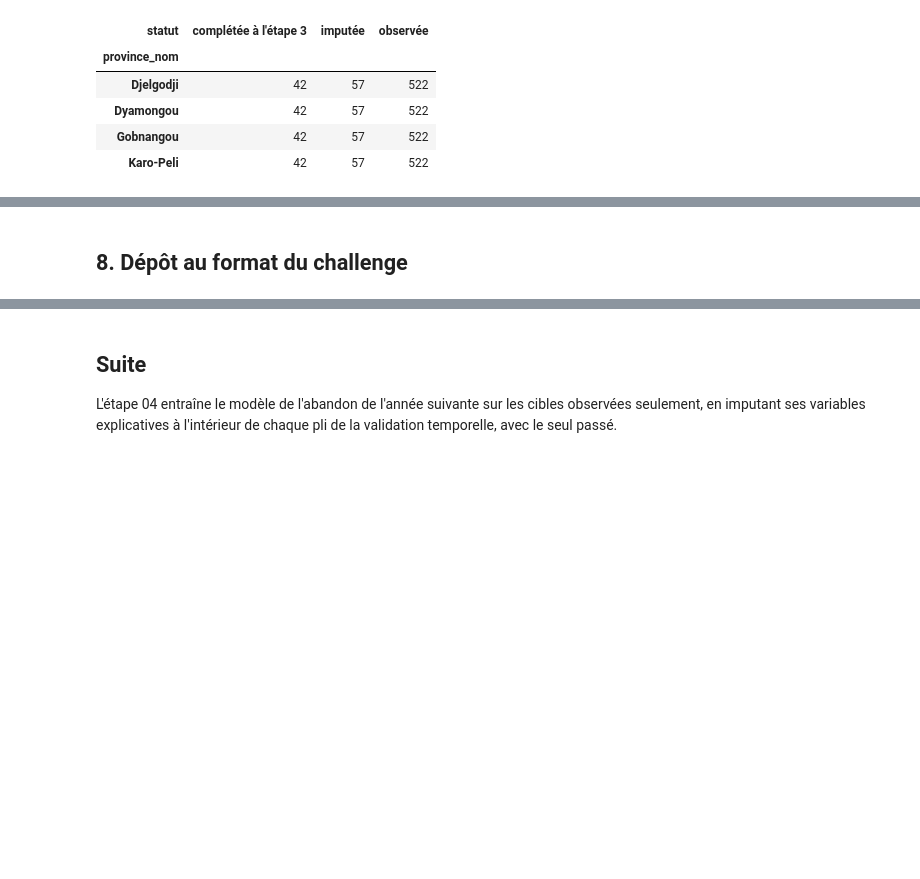
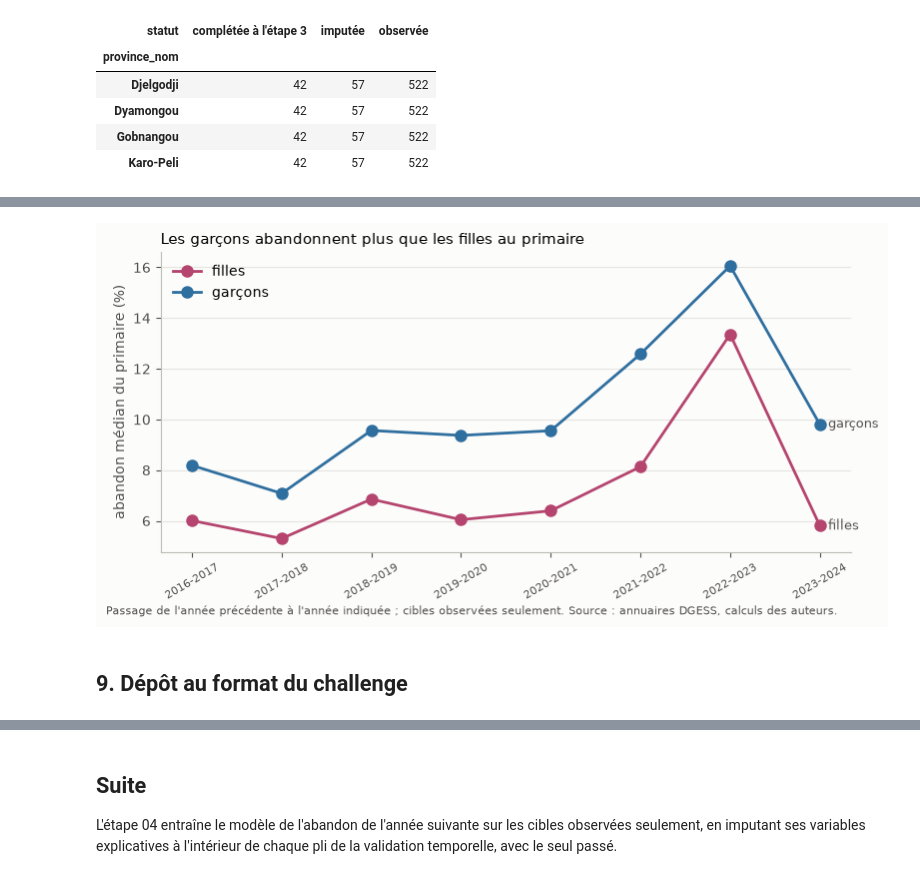
Before and after one commit to datachallenge-edu-bf/sentinelle-scolaire-defi1, a Jupyter notebook: notebooks/03b_apurement.ipynb, the cells around one changed output, grey strips where cells are left out. Drawn from its saved outputs; the diff is of its cells as text; code cells hidden in the pictures; blank space fills up the shorter version.

Commit message:
Base apurée par sexe : variables publiées par sexe ancrées sur l'ensemble de la base apurée, statut de chaque cellule et contrôles

```diff
--- a/notebooks/03b_apurement.ipynb
+++ b/notebooks/03b_apurement.ipynb
@@ -205,5 +238,23 @@ pd.crosstab(scindees["province_nom"], scindees["statut"])
+# %%
+par_sexe = tables["base_apuree_par_sexe"]
+observees = par_sexe[par_sexe["cible_observee"]]
+fig, ax = plt.subplots(figsize=(8, 4))
+for sexe, couleur, nom in [("F", "#b5446e", "filles"), ("G", "#2f6f9f", "garçons")]:
+    serie = observees[observees["sexe"] == sexe].groupby("annee_scolaire")["abandon_primaire_precedent"].median()
+    ax.plot(serie.index, serie.values, marker="o", color=couleur, lw=2, ms=8, label=nom)
+    ax.annotate(nom, (serie.index[-1], serie.values[-1]), xytext=(6, 0), textcoords="offset points",
+                color="#52514e", fontsize=9, va="center")
+ax.set_ylabel("abandon médian du primaire (%)")
+ax.set_title("Les garçons abandonnent plus que les filles au primaire", loc="left", fontsize=11)
+ax.tick_params(axis="x", rotation=30, labelsize=8)
+ax.grid(axis="y", color="#e6e5e0"); ax.legend(frameon=False)
+fig.text(0.01, 0.005, "Passage de l'année précédente à l'année indiquée ; cibles observées seulement. "
+         "Source : annuaires DGESS, calculs des auteurs.", fontsize=8, color="#52514e")
+plt.tight_layout(); plt.show()
+# %% [output]
+[figure, added]
 # %% [markdown]
-## 8. Dépôt au format du challenge
+## 9. Dépôt au format du challenge
 # %%
 depot = exporter_transformation(version=1)
 depot[depot["fichier_produit"].str.contains("base_apuree")][["fichier_depose", "role"]]
```
Also changed, not shown: parts of 4 cells of this notebook, 8 other files.
